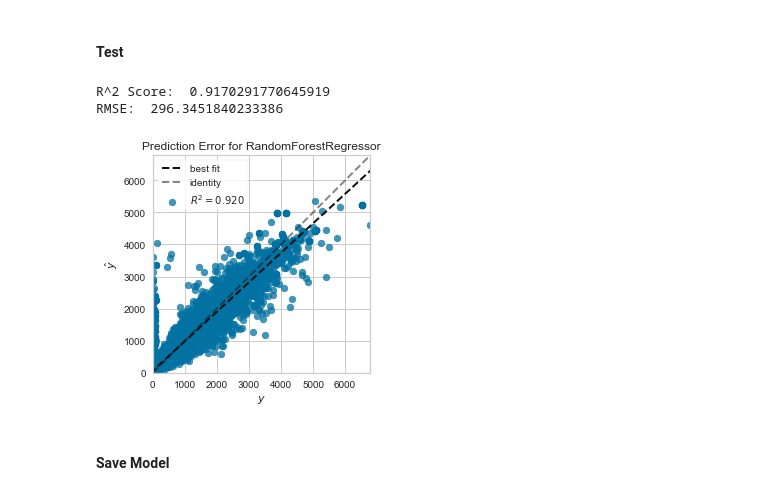
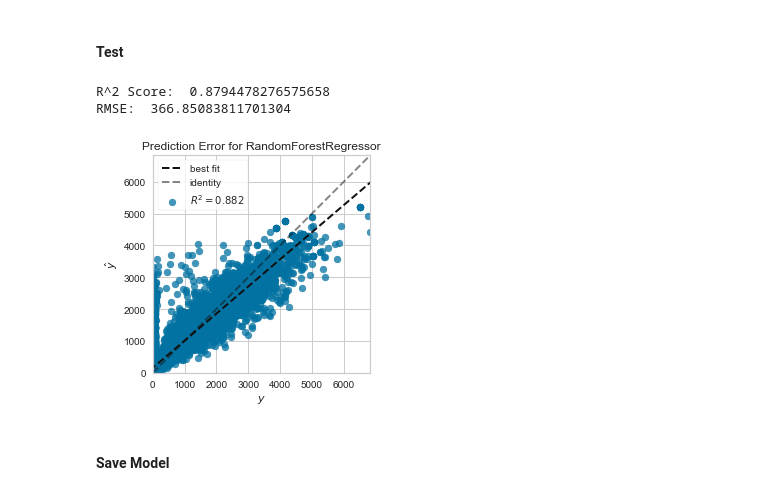
Before and after one commit to LeDon96/CrowdednessPrediction, a Jupyter notebook: Jupyter Notebooks/RegressionModels.ipynb, the cells around one changed output. Cells and saved outputs as stored; diff of their text form; code cells hidden in the pictures.

```diff
--- a/Jupyter Notebooks/RegressionModels.ipynb
+++ b/Jupyter Notebooks/RegressionModels.ipynb
@@ -48,7 +50,7 @@ full_df.head()
 size = 0.8
 kf = KFold(n_splits=10, shuffle=True, random_state=42)
 # %%
-x_train, y_train, x_test, y_test, x_eval, y_eval, train_dates = split.trainTestSplit(full_df, size)
+x_train, y_train, x_eval, y_eval, train_dates = split.trainTestSplit(full_df, size)
 # %% [markdown]
 ## Feature Selection
 # %%
@@ -210,22 +212,22 @@ Best R2 score:  0.7999450844367254
 # %% [markdown]
 #### Test
 # %%
-test_rfg_score = rfg.score(x_test, y_test)
+eval_rfg_score = rfg.score(x_eval, y_eval)
 
-y_pred_test_rfg = rfg.predict(x_test)
-test_rfg_mse = mean_squared_error(y_pred_test_rfg, y_test)
+y_pred_eval_rfg = rfg.predict(x_eval)
+eval_rfg_mse = mean_squared_error(y_pred_eval_rfg, y_eval)
 
-print("R^2 Score: ", test_rfg_score)
-print("RMSE: ", np.sqrt(test_rfg_mse))
+print("R^2 Score: ", eval_rfg_score)
+print("RMSE: ", np.sqrt(eval_rfg_mse))
 
 visualizer = PredictionError(rfg)
 visualizer.fit(x_train.drop(columns={"Date"}), y_train["CrowdednessCount"])  # Fit the training data to the visualizer
-visualizer.score(x_test, y_test)  # Evaluate the model on the test data
+visualizer.score(x_eval, y_eval)  # Evaluate the model on the test data
 g = visualizer.poof()
 # %% [output]
-R^2 Score:  0.9170291770645919
-RMSE:  296.3451840233386
+R^2 Score:  0.8794478276575658
+RMSE:  366.85083811701304
-[figure, old version]
+[figure, new version]
 # %% [markdown]
 #### Save Model
 # %%
```
Also changed, not shown: parts of 15 cells of this notebook, 2 other files.
